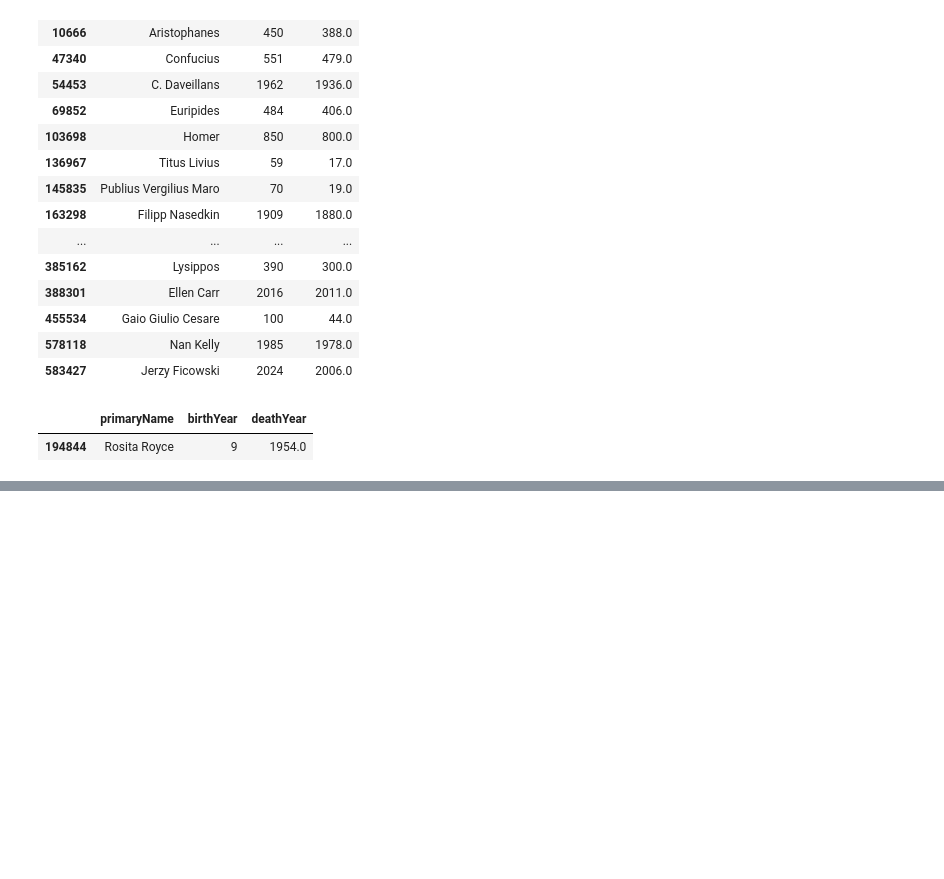
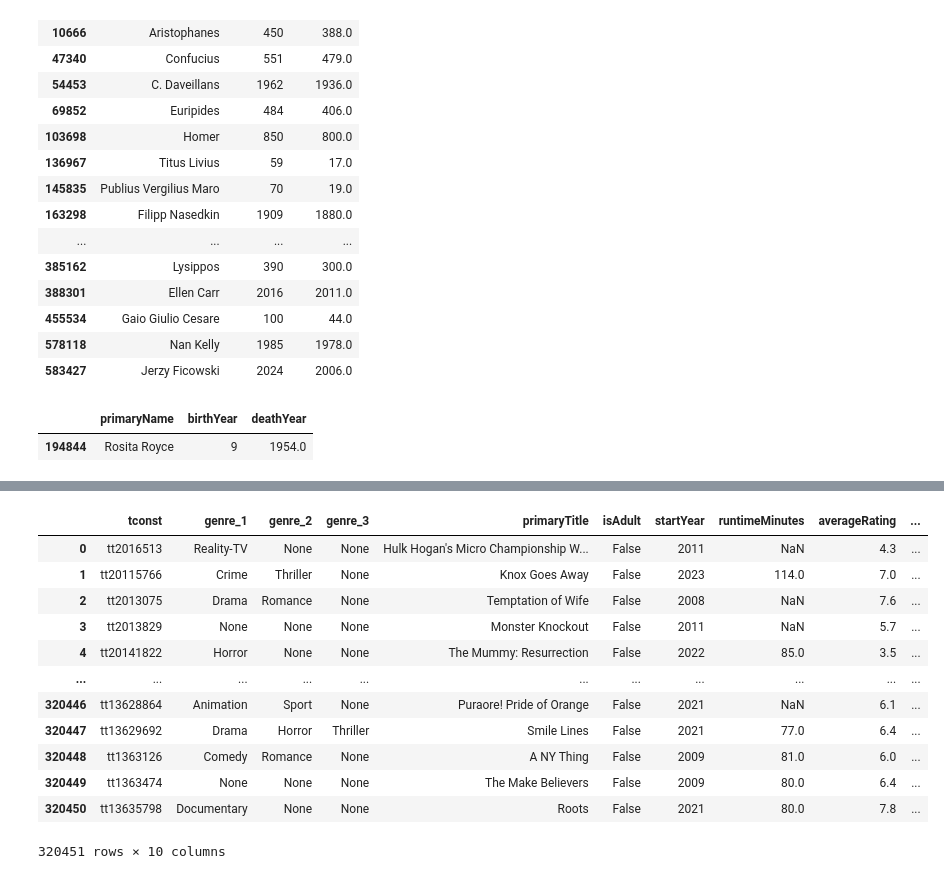
Before and after one commit to data-IA-2024/netfloox-recommandation-gr3, a Jupyter notebook: AnalyzeEDA.ipynb, the cells around one changed output, grey strips where cells are left out. Cells and saved outputs as stored; diff of their text form; code cells hidden in the pictures; blank space fills up the shorter version.

```diff
--- a/AnalyzeEDA.ipynb
+++ b/AnalyzeEDA.ipynb
@@ -1172,0 +1231,16 @@ df_year[np.abs(df_year['birthYear'] - df_year['deathYear']) > age_max]
+# %%
+df_tbr
+# %% [output]
+|  | tconst | genre_1 | genre_2 | genre_3 | primaryTitle | isAdult | startYear | runtimeMinutes | averageRating | ... |
+| 0 | tt2016513 | Reality-TV | None | None | Hulk Hogan's Micro Championship W... | False | 2011 | NaN | 4.3 | ... |
+| 1 | tt20115766 | Crime | Thriller | None | Knox Goes Away | False | 2023 | 114.0 | 7.0 | ... |
+| 2 | tt2013075 | Drama | Romance | None | Temptation of Wife | False | 2008 | NaN | 7.6 | ... |
+| 3 | tt2013829 | None | None | None | Monster Knockout | False | 2011 | NaN | 5.7 | ... |
+| 4 | tt20141822 | Horror | None | None | The Mummy: Resurrection | False | 2022 | 85.0 | 3.5 | ... |
+| ... | ... | ... | ... | ... | ... | ... | ... | ... | ... | ... |
+| 320446 | tt13628864 | Animation | Sport | None | Puraore! Pride of Orange | False | 2021 | NaN | 6.1 | ... |
+| 320447 | tt13629692 | Drama | Horror | Thriller | Smile Lines | False | 2021 | 77.0 | 6.4 | ... |
+| 320448 | tt1363126 | Comedy | Romance | None | A NY Thing | False | 2009 | 81.0 | 6.0 | ... |
+| 320449 | tt1363474 | None | None | None | The Make Believers | False | 2009 | 80.0 | 6.4 | ... |
+| 320450 | tt13635798 | Documentary | None | None | Roots | False | 2021 | 80.0 | 7.8 | ... |
+320451 rows × 10 columns
```
Also changed, not shown: parts of 57 cells of this notebook.
